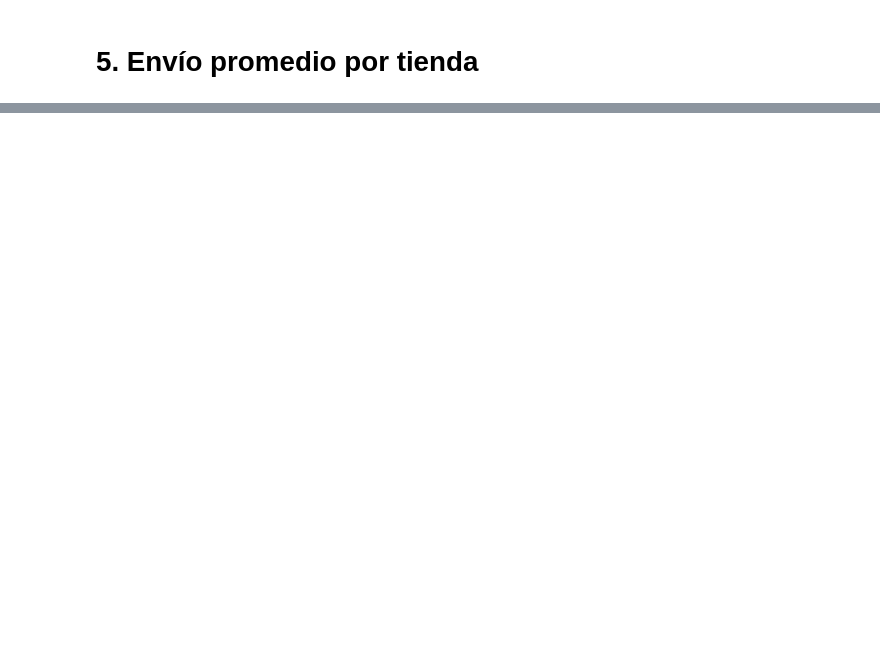
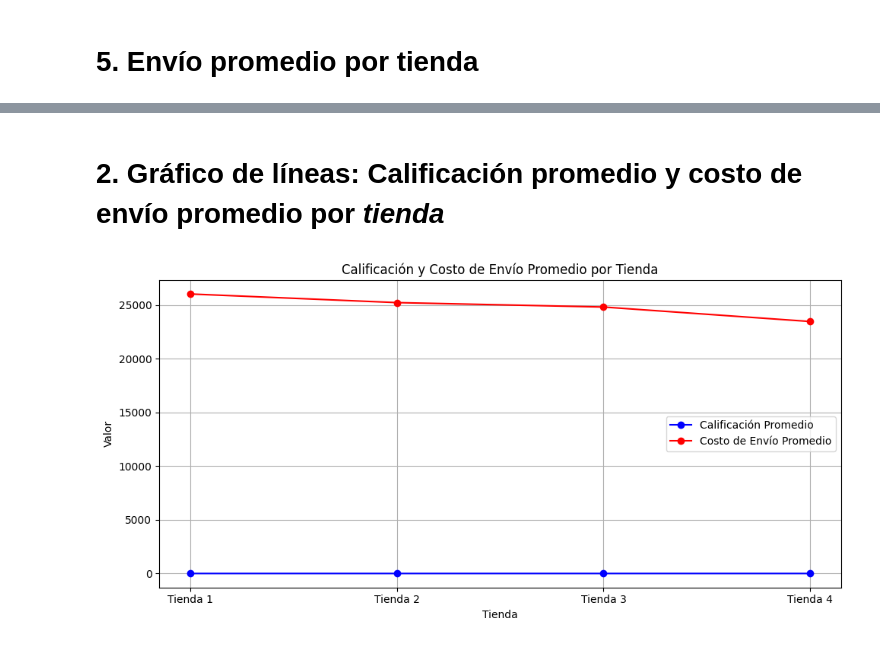
Before and after one commit to RJaqE/Challenge1, a Jupyter notebook: AluraStoreLatam.ipynb, the cells around one changed output, grey strips where cells are left out. Saved outputs shown, nothing was run; the diff lists cells and outputs as text; code cells hidden in the pictures; blank space fills up the shorter version.

```diff
--- a/AluraStoreLatam.ipynb
+++ b/AluraStoreLatam.ipynb
@@ -78,0 +191,32 @@ Name: count, dtype: int64
+# %% [markdown]
+# 2. Gráfico de líneas: Calificación promedio y costo de envío promedio por *tienda*
+# %%
+calificaciones = {
+    'Tienda 1': 3.98,
+    'Tienda 2': 4.04,
+    'Tienda 3': 4.05,
+    'Tienda 4': 4.00
+}
+
+costos_envio = {
+    'Tienda 1': 26018.61,
+    'Tienda 2': 25216.24,
+    'Tienda 3': 24805.68,
+    'Tienda 4': 23459.46
+}
+
+df_calif = pd.Series(calificaciones)
+df_envio = pd.Series(costos_envio)
+
+plt.figure(figsize=(10,5))
+plt.plot(df_calif.index, df_calif.values, marker='o', label='Calificación Promedio', color='blue')
+plt.plot(df_envio.index, df_envio.values, marker='o', label='Costo de Envío Promedio', color='red')
+plt.title('Calificación y Costo de Envío Promedio por Tienda')
+plt.ylabel('Valor')
+plt.xlabel('Tienda')
+plt.legend()
+plt.grid(True)
+plt.tight_layout()
+plt.show()
+# %% [output]
+[figure, added]
```
Also changed, not shown: parts of 18 cells of this notebook.
